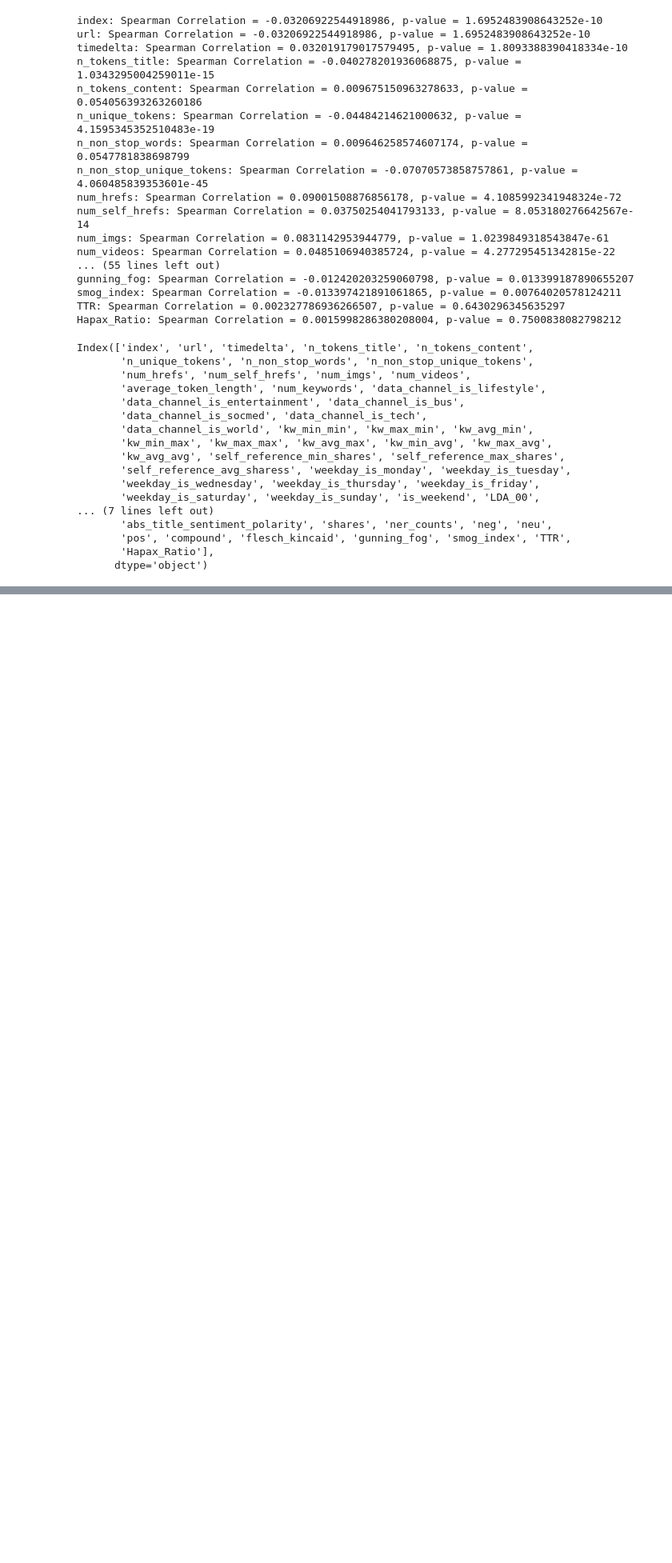
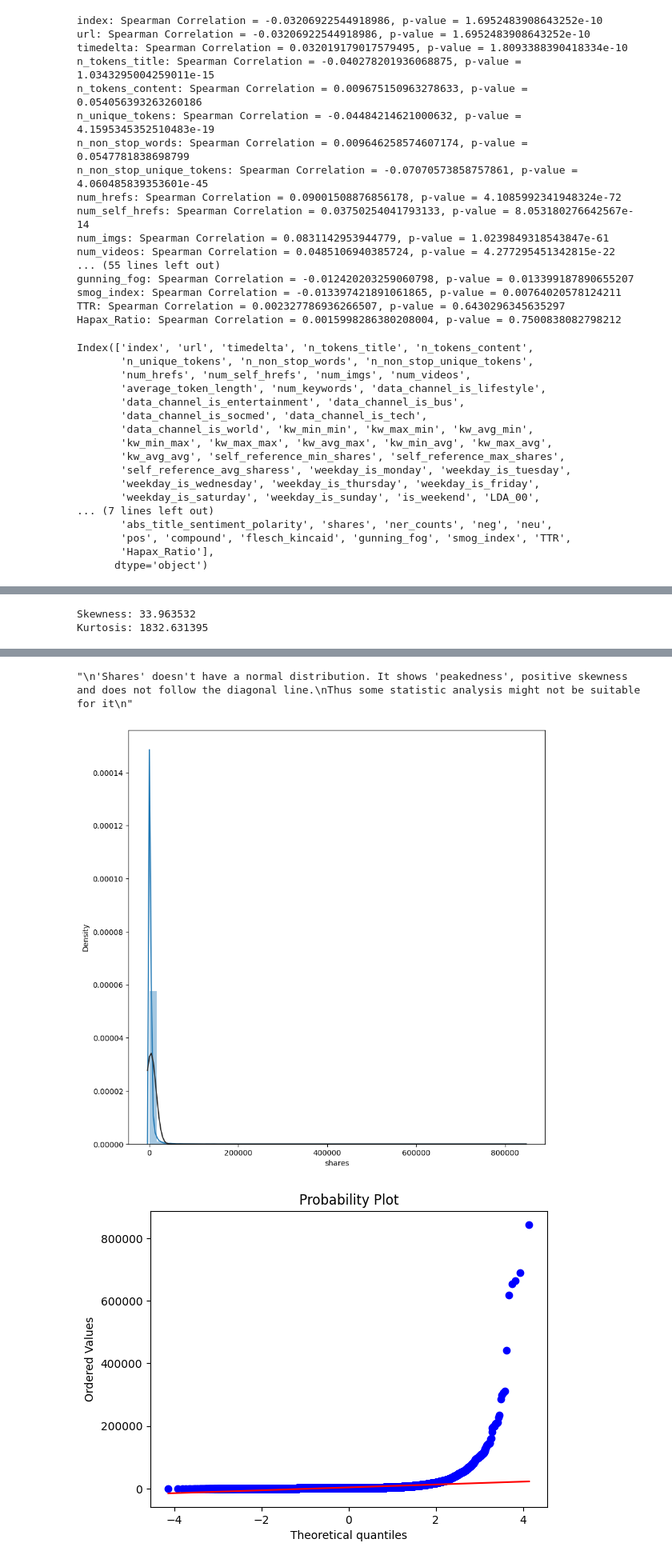
Before and after one commit to Siy-HaackeJ/Data-Challenge-Text-Mining-Green-Way-, a Jupyter notebook: Data Challenges_Feature_PCA.ipynb, the cells around one changed output, grey strips where cells are left out. Shown at 80% size. Saved outputs shown, nothing was run; the diff lists cells and outputs as text; code cells hidden in the pictures; blank space fills up the shorter version.

```diff
--- a/Data Challenges_Feature_PCA.ipynb
+++ b/Data Challenges_Feature_PCA.ipynb
@@ -1446,0 +1349,19 @@ Index(['index', 'url', 'timedelta', 'n_tokens_title', 'n_tokens_content',
+# %%
+print("Skewness: %f" % df['shares'].skew())
+print("Kurtosis: %f" % df['shares'].kurt())
+
+from scipy.stats import norm, probplot
+
+#histogram and normal probability plot
+temp_data = df[df['shares'] <= 100000]
+fig,ax = plt.subplots(figsize=(10,10))
+sns.distplot(df['shares'], fit=norm);
+fig = plt.figure()
+res = probplot(df['shares'], plot=plt)
+'''
+'Shares' doesn't have a normal distribution. It shows 'peakedness', positive skewness and does not follow the diagonal line.
+Thus some statistic analysis might not be suitable for it
+'''
+# %% [output]
+Skewness: 33.963532
+Kurtosis: 1832.631395
@@ -1446,0 +1377,3 @@ Index(['index', 'url', 'timedelta', 'n_tokens_title', 'n_tokens_content',
+"\n'Shares' doesn't have a normal distribution. It shows 'peakedness', positive skewness and does not follow the diagonal line.\nThus some statistic analysis might not be suitable for it\n"
+[figure, added]
+[figure, added]
```
Also changed, not shown: parts of 82 cells of this notebook, 1 other file.
